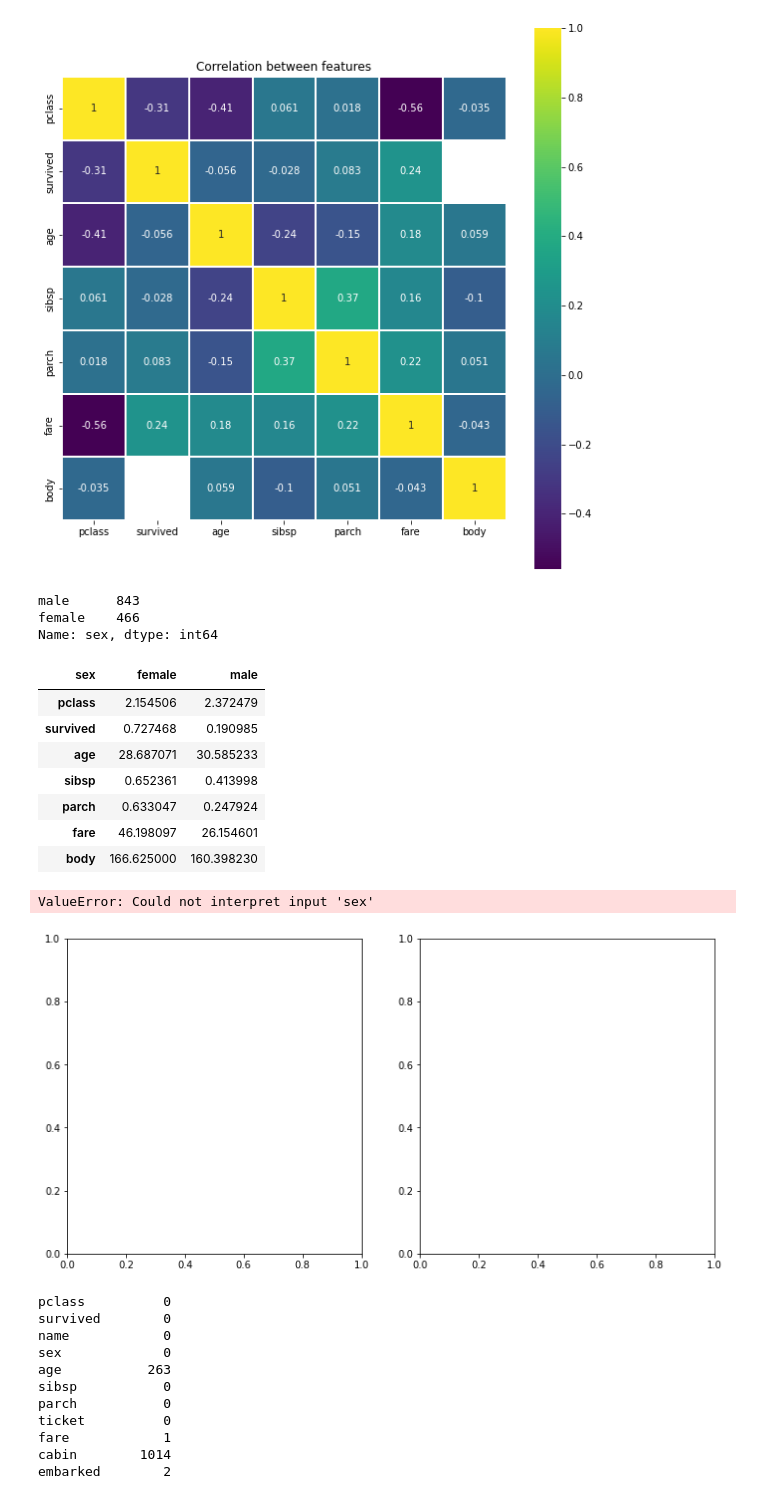
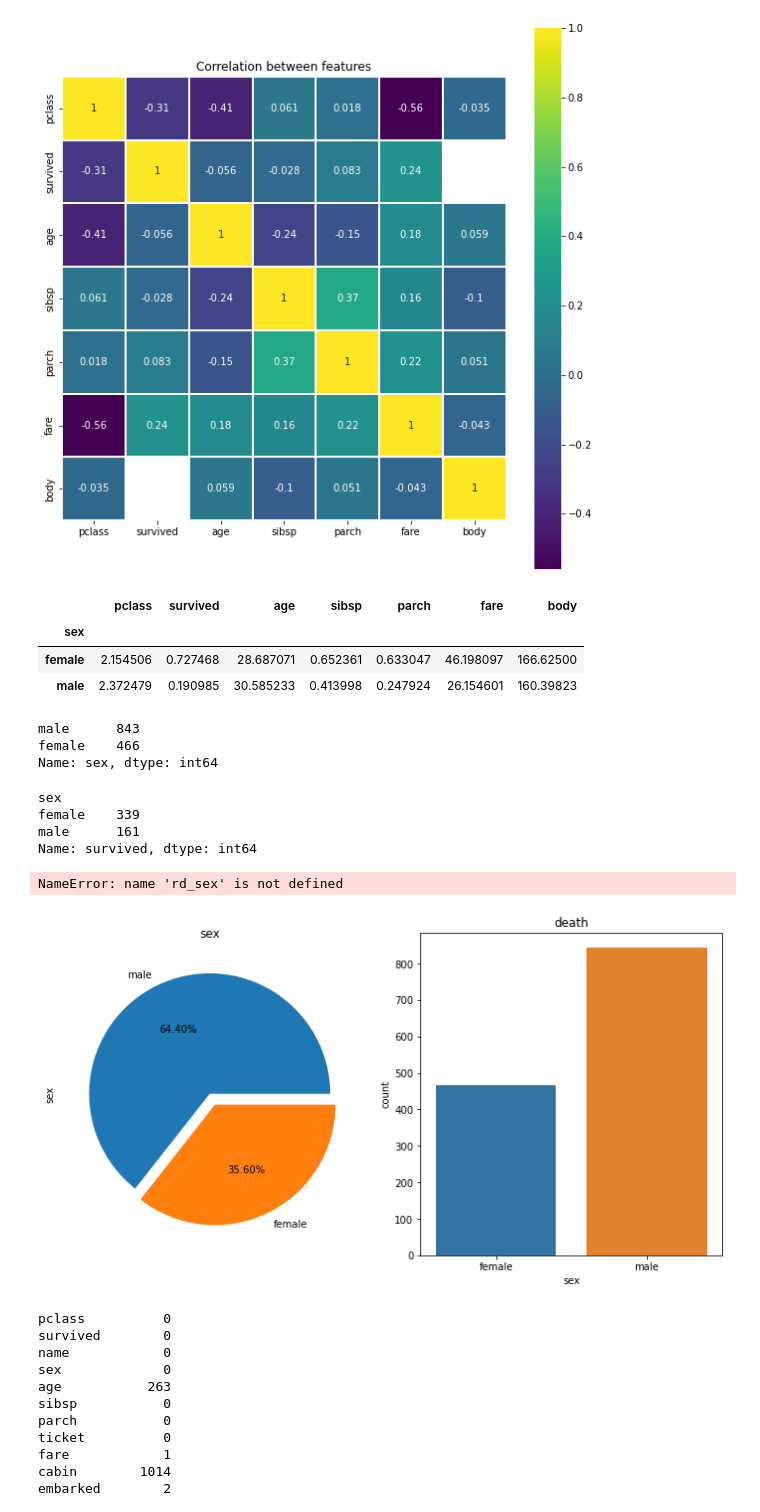
Before and after one commit to jinhuioh/Hi_ai, a Jupyter notebook: data07/titanic-post.ipynb, the cells around one changed output. Saved outputs shown, nothing was run; the diff lists cells and outputs as text; code cells hidden in the pictures.

```diff
--- a/data07/titanic-post.ipynb
+++ b/data07/titanic-post.ipynb
@@ -159,22 +171,28 @@ plt.title('Correlation between features')
 plt.show()
 # %% [output]
 [figure]
+# %%
+sex_survived=raw_data.groupby(by='sex').mean()
+sex_survived
+# %% [output]
+|  | pclass | survived | age | sibsp | parch | fare | body |
+| sex |  |  |  |  |  |  |  |
+| female | 2.154506 | 0.727468 | 28.687071 | 0.652361 | 0.633047 | 46.198097 | 166.62500 |
+| male | 2.372479 | 0.190985 | 30.585233 | 0.413998 | 0.247924 | 26.154601 | 160.39823 |
 # %%
 #성별 카운트#성별로 생사인원
-raw_data['sex'].value_counts()
+sec = raw_data['sex'].value_counts()
+sec
 # %% [output]
 male      843
 female    466
 Name: sex, dtype: int64
-# %%
-sex_survived=raw_data.groupby(by='sex').mean()
-sex_survived.T
-# %% [output]
-| sex | female | male |
-| pclass | 2.154506 | 2.372479 |
-| survived | 0.727468 | 0.190985 |
-| age | 28.687071 | 30.585233 |
-| sibsp | 0.652361 | 0.413998 |
-| parch | 0.633047 | 0.247924 |
-| fare | 46.198097 | 26.154601 |
-| body | 166.625000 | 160.398230 |
+# %%
+sex_alive = raw_data.groupby(by='sex')['survived'].sum()
+print(sex_alive)
+list_sa = list(sex_alive)
+# %% [output]
+sex
+female    339
+male      161
+Name: survived, dtype: int64
@@ -181,13 +201,16 @@ sex_survived.T
+# %%
+list(rd_sex)
+# %% [output]
+NameError: name 'rd_sex' is not defined
 # %%
 
 f, ax = plt.subplots(1,2,figsize=(12,6))
 
-#raw_data['pclass'].value_counts().plot.pie(explode=[0.1,0.1], autopct ='%1.2f%%' ,ax=ax[0])#,ax=ax[0]첫번째 축
-#ax[0].set_title('pclass')
+sec.plot.pie(explode=[0,0.1], autopct ='%1.2f%%' ,ax=ax[0])#,ax=ax[0]첫번째 축
+ax[0].set_title('sex')
 
-sns.countplot('sex',data=sex_survived,ax=ax[1])
-ax[1].set_title('sex')
+sns.countplot('sex',data=raw_data, ax=ax[1])
+ax[1].set_title('death')
 plt.show()
 # %% [output]
-ValueError: Could not interpret input 'sex'
-[figure, old version]
+[figure, new version]
```
Also changed, not shown: parts of 12 cells of this notebook.
